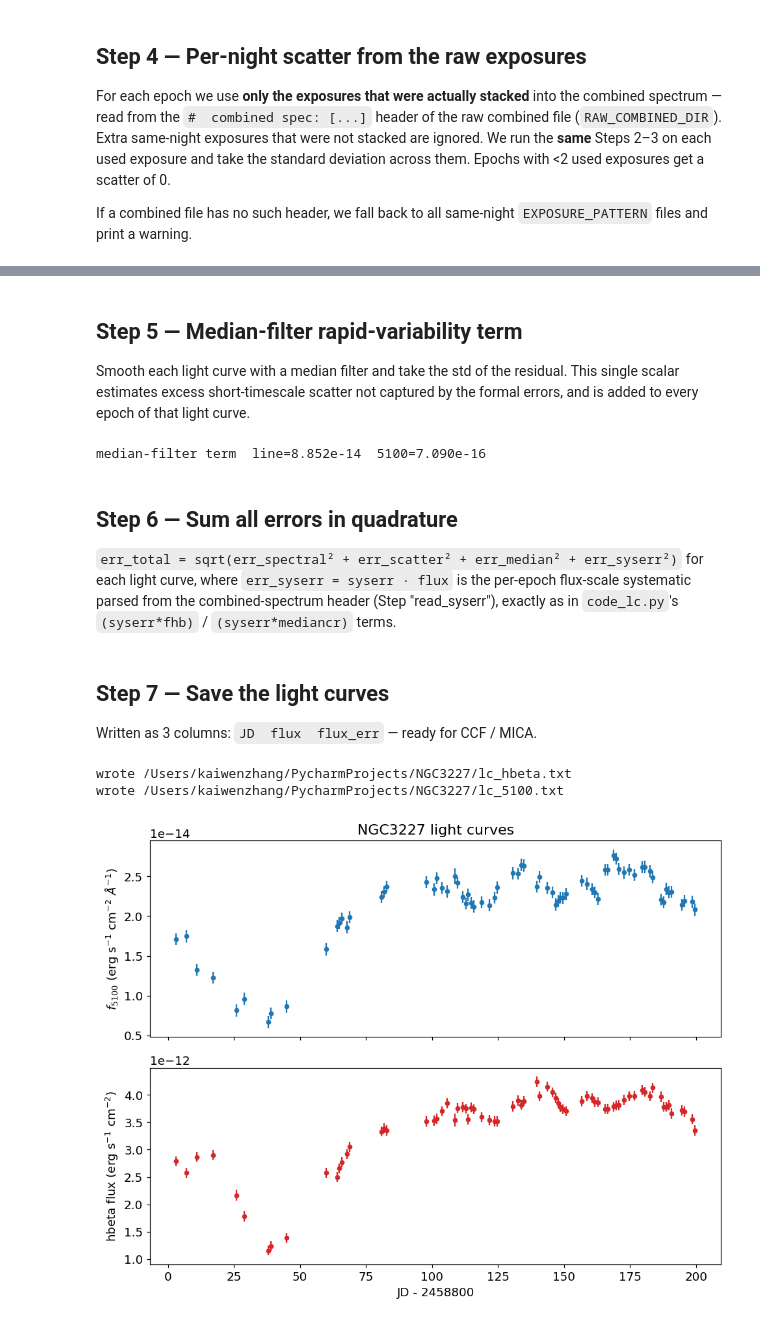
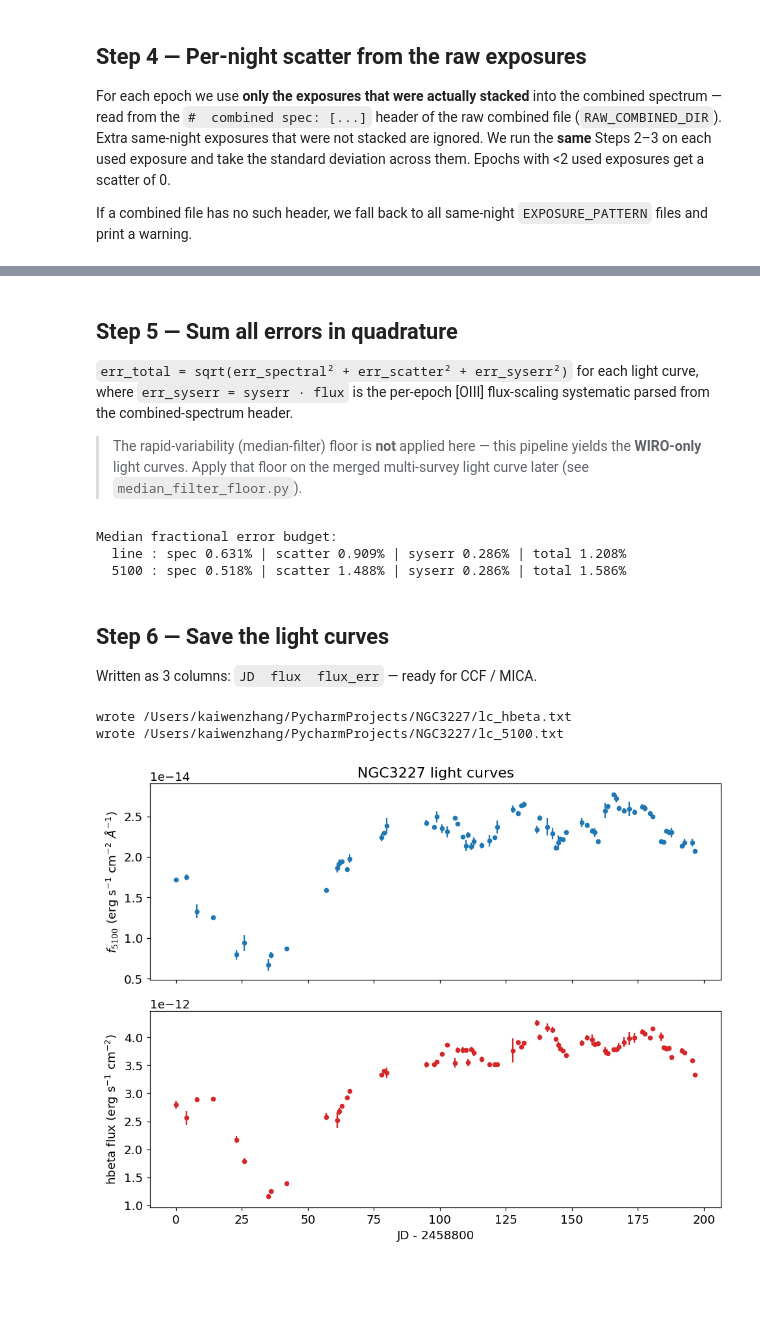
Before and after one commit to kaiwen-kakuiii/reu_2026, a Jupyter notebook: spec_lc_pipeline.ipynb, the cells around one changed output, grey strips where cells are left out. Drawn from its saved outputs; the diff is of its cells as text; code cells hidden in the pictures; blank space fills up the shorter version.

Commit message:
update spec_lc_pipeline
1. new uncertainty measurement
2. remove the median filter method after pycali

```diff
--- a/spec_lc_pipeline.ipynb
+++ b/spec_lc_pipeline.ipynb
@@ -270,11 +272,14 @@ remains is the isolated emission-line flux.
 # %%
 def subtract_local_continuum(lam, flux):
     """Linear pseudo-continuum from the blue & red anchors, subtracted under
-    LINE_WINDOW. Returns (line_only, continuum_model)."""
+    LINE_WINDOW. Returns (line_only, continuum_model).
+
+    Anchor levels use the MEDIAN of each window (robust against cosmic rays /
+    bad pixels), matching code_lc.py's mediancl / mediancr."""
     x_blue = 0.5 * (CONT_BLUE[0] + CONT_BLUE[1])
     x_red = 0.5 * (CONT_RED[0] + CONT_RED[1])
-    f_blue = flux[(lam >= CONT_BLUE[0]) & (lam <= CONT_BLUE[1])].mean()
-    f_red = flux[(lam >= CONT_RED[0]) & (lam <= CONT_RED[1])].mean()
+    f_blue = np.median(flux[(lam >= CONT_BLUE[0]) & (lam <= CONT_BLUE[1])])
+    f_red = np.median(flux[(lam >= CONT_RED[0]) & (lam <= CONT_RED[1])])
     slope, intercept, *_ = linregress([x_blue, x_red], [f_blue, f_red])
     continuum = slope * lam + intercept
 
@@ -403,8 +421,8 @@ for name in epoch_names:
 
     # sample std (ddof=1): unbiased dispersion estimate for small N
     n_used.append(len(f_lines))
-    line_scatter.append(np.nanstd(f_lines, ddof=1) if len(f_lines) > 1 else 0.0)
-    c5100_scatter.append(np.nanstd(f_cs, ddof=1) if len(f_cs) > 1 else 0.0)
+    line_scatter.append(np.nanstd(f_lines, ddof=1)/np.sqrt(len(f_lines)) if len(f_lines) > 1 else 0.0)
+    c5100_scatter.append(np.nanstd(f_cs, ddof=1)/np.sqrt(len(f_cs)) if len(f_cs) > 1 else 0.0)
 
 line_scatter = np.array(line_scatter)
 c5100_scatter = np.array(c5100_scatter)
@@ -434,75 +438,59 @@ median per-night scatter  line=0.000e+00  5100=0.000e+00
-# %% [markdown]
-## Step 5 — Median-filter rapid-variability term
-
-Smooth each light curve with a median filter and take the std of the residual.
-This single scalar estimates excess short-timescale scatter not captured by the
-formal errors, and is added to every epoch of that light curve.
-# %%
-def median_filter_scatter(lc, size=MEDIAN_FILTER_SIZE):
-    """Std of (lc - median_filtered(lc)): a rapid-variability scatter estimate."""
-    lc = np.asarray(lc, dtype=float)
-    smooth = median_filter(lc, size=size, mode="nearest")
-    return np.std(lc - smooth)
-
-
-line_median = median_filter_scatter(line_flux) if MEDIAN_FILTER_ON_LINE else 0.0
-c5100_median = median_filter_scatter(c5100_flux) if MEDIAN_FILTER_ON_5100 else 0.0
-print(f"median-filter term  line={line_median:.3e}  5100={c5100_median:.3e}")
-# %% [output]
-median-filter term  line=8.852e-14  5100=7.090e-16
 # %% [markdown]
-## Step 6 — Sum all errors in quadrature
+## Step 5 — Sum all errors in quadrature
 
-`err_total = sqrt(err_spectral² + err_scatter² + err_median² + err_syserr²)` for
-each light curve, where `err_syserr = syserr · flux` is the per-epoch flux-scale
-systematic parsed from the combined-spectrum header (Step "read_syserr"), exactly
-as in `code_lc.py`'s `(syserr*fhb)` / `(syserr*mediancr)` terms.
+`err_total = sqrt(err_spectral² + err_scatter² + err_syserr²)` for each light
+curve, where `err_syserr = syserr · flux` is the per-epoch [OIII] flux-scaling
+systematic parsed from the combined-spectrum header.
+
+> The rapid-variability (median-filter) floor is **not** applied here — this
+> pipeline yields the **WIRO-only** light curves. Apply that floor on the merged
+> multi-survey light curve later (see `median_filter_floor.py`).
 # %%
-# Per-epoch flux-scale systematic: fractional syserr (combined-spectrum header)
-# times the epoch flux. Mirrors code_lc.py's (syserr*fhb) / (syserr*mediancr).
+# Per-epoch [OIII] flux-scaling systematic: fractional syserr (combined-spectrum
+# header) times the epoch flux. Mirrors code_lc.py's (syserr*fhb)/(syserr*mediancr).
 line_syserr = syserr * line_flux
 c5100_syserr = syserr * c5100_flux
 
-line_err = np.sqrt(line_err_spec ** 2 + line_scatter ** 2
-                   + line_median ** 2 + line_syserr ** 2)
-c5100_err = np.sqrt(c5100_err_spec ** 2 + c5100_scatter ** 2
-                    + c5100_median ** 2 + c5100_syserr ** 2)
+line_err = np.sqrt(line_err_spec ** 2 + line_scatter ** 2 + line_syserr ** 2)
+c5100_err = np.sqrt(c5100_err_spec ** 2 + c5100_scatter ** 2 + c5100_syserr ** 2)
 
 print("Median fractional error budget:")
 print(f"  line : spec {np.median(line_err_spec/line_flux):.3%} | "
       f"scatter {np.median(line_scatter/line_flux):.3%} | "
-      f"median {line_median/np.median(line_flux):.3%} | "
       f"syserr {np.median(line_syserr/line_flux):.3%} | "
       f"total {np.median(line_err/line_flux):.3%}")
 print(f"  5100 : spec {np.median(c5100_err_spec/c5100_flux):.3%} | "
       f"scatter {np.median(c5100_scatter/c5100_flux):.3%} | "
-      f"median {c5100_median/np.median(c5100_flux):.3%} | "
       f"syserr {np.median(c5100_syserr/c5100_flux):.3%} | "
       f"total {np.median(c5100_err/c5100_flux):.3%}")
+# %% [output]
+Median fractional error budget:
+  line : spec 0.631% | scatter 0.909% | syserr 0.286% | total 1.208%
+  5100 : spec 0.518% | scatter 1.488% | syserr 0.286% | total 1.586%
 # %% [markdown]
-## Step 7 — Save the light curves
+## Step 6 — Save the light curves
 
 Written as 3 columns: `JD  flux  flux_err` — ready for CCF / MICA.
 # %%
 line_out = os.path.join(OUTPUT_DIR, f"lc_{LINE_NAME}.txt")
 c5100_out = os.path.join(OUTPUT_DIR, "lc_5100.txt")
 np.savetxt(line_out, np.vstack((jd, line_flux, line_err)).T)
 np.savetxt(c5100_out, np.vstack((jd, c5100_flux, c5100_err)).T)
 print("wrote", line_out)
 print("wrote", c5100_out)
 
-t = jd - 2.4588e6
+t = jd - jd[0]
 fig, axes = plt.subplots(2, 1, figsize=(9, 7), sharex=True)
 axes[0].errorbar(t, c5100_flux, c5100_err, fmt="o", ms=4, c="tab:blue")
 axes[0].set_ylabel(r"$f_{5100}$ (erg s$^{-1}$ cm$^{-2}$ $\AA^{-1}$)")
 axes[1].errorbar(t, line_flux, line_err, fmt="o", ms=4, c="tab:red")
 axes[1].set_ylabel(f"{LINE_NAME} flux (erg s$^{{-1}}$ cm$^{{-2}}$)")
 axes[1].set_xlabel("JD - 2458800")
 axes[0].set_title(f"{TARGET} light curves")
 plt.tight_layout()
 plt.savefig(os.path.join(OUTPUT_DIR, f"light_curves_{LINE_NAME}.pdf"))
 plt.show()
 # %% [output]
 wrote /Users/kaiwenzhang/PycharmProjects/NGC3227/lc_hbeta.txt
 wrote /Users/kaiwenzhang/PycharmProjects/NGC3227/lc_5100.txt
-[figure, old version]
+[figure, new version]
```
Also changed, not shown: parts of 6 cells of this notebook.
